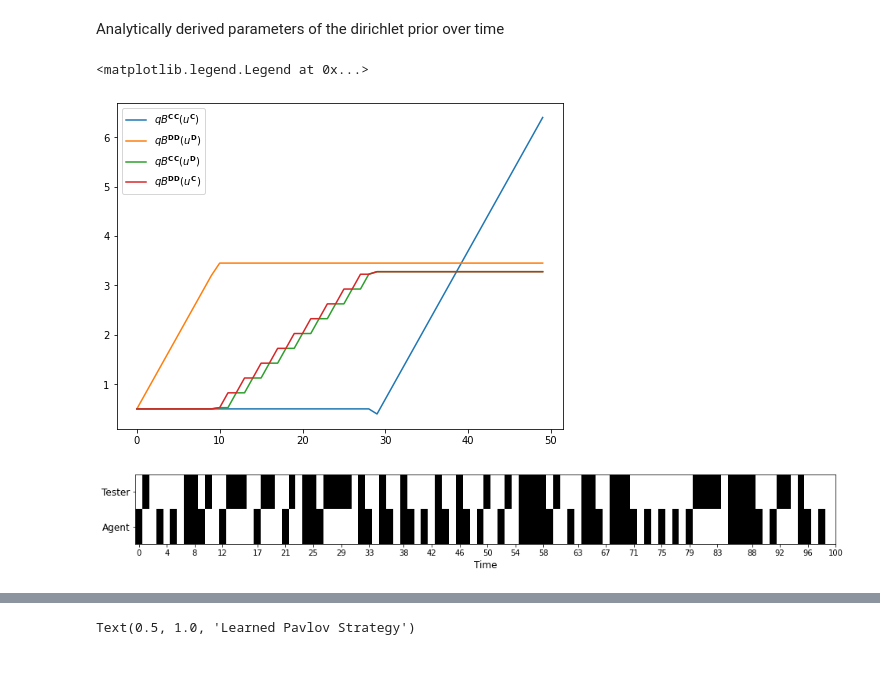
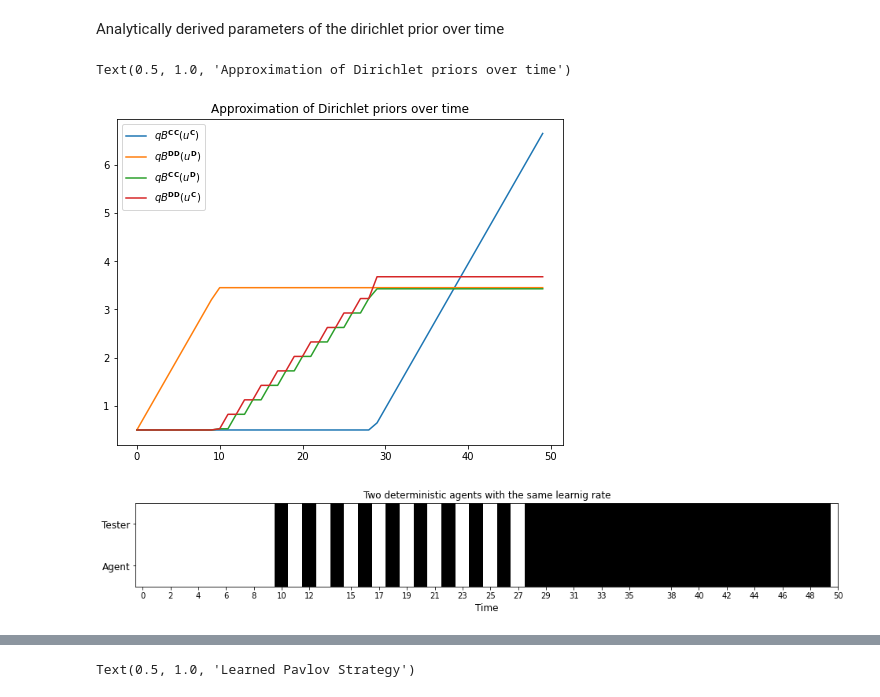
Before and after one commit to daphnedemekas/network-actinf, a Jupyter notebook: prisoners_dilemma/dual_agent_results/final_results.ipynb, the cells around one changed output, grey strips where cells are left out. Cells and saved outputs as stored; diff of their text form; code cells hidden in the pictures; blank space fills up the shorter version.

```diff
--- a/prisoners_dilemma/dual_agent_results/final_results.ipynb
+++ b/prisoners_dilemma/dual_agent_results/final_results.ipynb
@@ -165,8 +165,8 @@ def derived_qBt(t, BD, BC, sD, sC, lr, tau1, tau2):
             qB[0] = BC + lr*np.outer(sC, sD)*(((t-tau1)/2 + 0.5))
             qB[1] = BD + lr*np.outer(sD, sD)*tau1 + lr*np.outer(sD, sC)*(((t-tau1-1)/2))
     elif t >= tau2:
-        tau2t = tau1 + ((tau2-tau1-1)/2) + 1
-        qB[0] = BC + lr* np.outer(sC, sD)*(tau2t-tau1)+ lr* np.outer(sC, sC)*(t-tau2-1)
+        tau2t = tau1 + ((tau2-tau1)/2) + 0.5
+        qB[0] = BC + lr* np.outer(sC, sD)*(tau2t-tau1)+ lr* np.outer(sC, sC)*(t-tau2-1) + 0.25
         qB[1] =  BD +  lr* np.outer(sD, sD)*(tau1) + lr* np.outer(sD, sC)*(tau2t-tau1)
     return qB
 
@@ -228,27 +291,37 @@ Analytically derived parameters of the dirichlet prior over time
 # %%
 tau1 = derived_tau1(lr)
 tau2 = derived_tau2(lr)
 derived_qBC_over_time, derived_qBD_over_time, derived_BC_over_time, derived_BD_over_time = approximate_transitions_over_time(lr,T,tau1,tau2)
 
 fig = plt.figure(figsize = (8,6))
 plt.plot([q[0,0] for q in derived_qBC_over_time[:50]],label = r"$qB^{\mathbf{CC}}(u^{\mathbf{C}})$")
 plt.plot([q[-1,-1] for q in derived_qBD_over_time[:50]], label = r"$qB^{\mathbf{DD}}(u^{\mathbf{D}})$")
 plt.plot([q[3,0] for q in derived_qBD_over_time[:50]], label = r"$qB^{\mathbf{CC}}(u^{\mathbf{D}})$")
 plt.plot([q[0,3] for q in derived_qBC_over_time[:50]],  label = r"$qB^{\mathbf{DD}}(u^{\mathbf{C}})$")
 plt.legend()
+plt.title("Approximation of Dirichlet priors over time")
 # plt.plot(qBC_C, label = r"$qB^{\mathbf{CC}}(u^{\mathbf{C}})$")
 
 # plt.plot(qBD_D, label = r"$qB^{\mathbf{DD}}(u^{\mathbf{D}})$")
 # plt.plot(qBC_D, label = r"$qB^{\mathbf{CC}}(u^{\mathbf{D}})$")
 # plt.plot(qBD_C, label = r"$qB^{\mathbf{DD}}(u^{\mathbf{C}})$")
 # %% [output]
-<matplotlib.legend.Legend at 0x...>
+Text(0.5, 1.0, 'Approximation of Dirichlet priors over time')
-[figure, old version]
+[figure, new version]
-# %%
-#testing
-actions_over_time, agent = sweep_with_testing(agent_pavlov, agent_2, observation_1 = [0], T=T)
-plot_testing(actions_over_time, aspect = 5)
-
-#cooperate = 0 -- black
-# %% [output]
-[figure, removed]
+# %%
+agent_pavlov, agent_2, D = construct(lr_pB = lr, lr_pB_2=lr, factors_to_learn="all")
+#training
+actions_over_time, B1_over_time, qpB_over_time, q_pi_over_time, q_s_over_time, agent = run_sim_collect_all_data(agent_pavlov, agent_2, observation_1 = [1], observation_2 = [1],D=D,T=T)
+T = actions_over_time.shape[0]
+
+fig, ax = plt.subplots(figsize = (16,15))
+ax.grid(color='w', which = 'minor', linestyle='-', linewidth=2)
+ax.set_xlabel("Time")
+im = ax.imshow(actions_over_time.T,cmap ='gray', aspect = 3, vmin=0, vmax =1, interpolation="None")
+ax.set_xlabel("Time",fontsize = 12)
+ax.set_xticks(np.linspace(0,T,25).round(0),fontsize = 12)
+ax.set_yticks([0, 1], labels=["Tester", "Agent"],fontsize = 12)
+plt.title("Two deterministic agents with the same learnig rate")
+plt.show()
+# %% [output]
+[figure, added]
```
Also changed, not shown: parts of 16 cells of this notebook, 4 other files.
